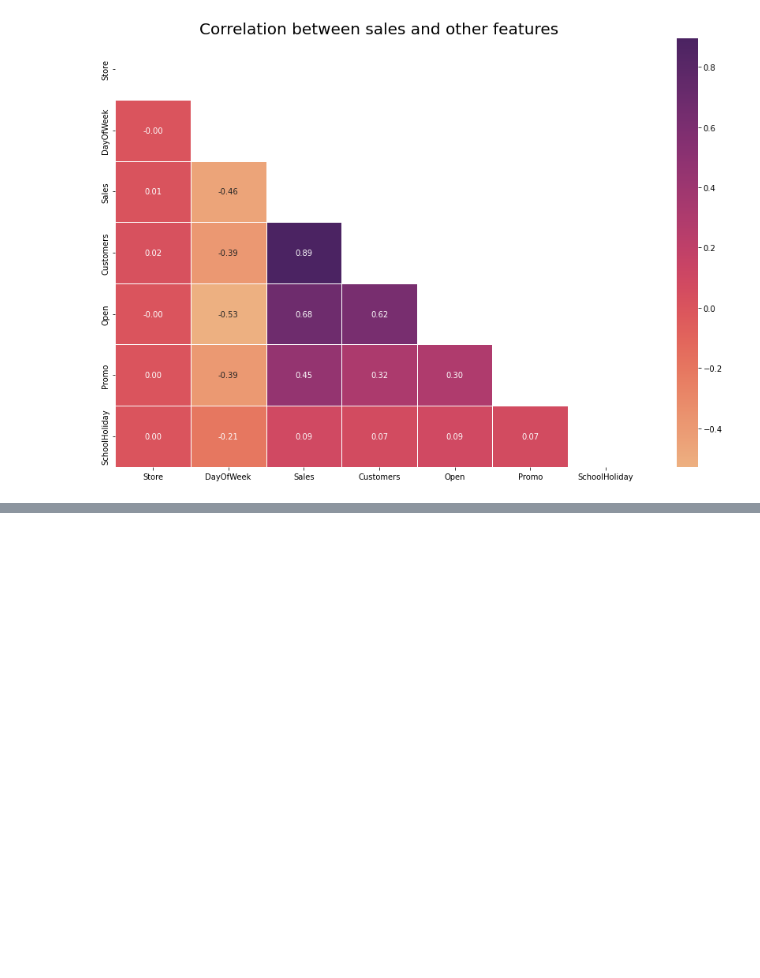
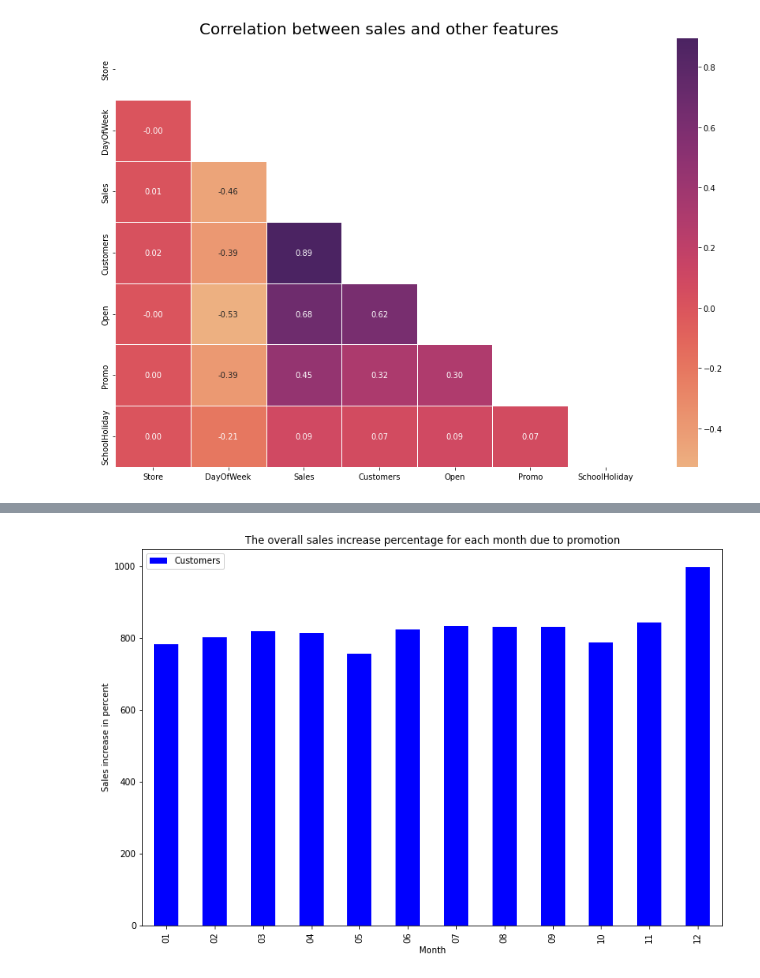
Before and after one commit to Haylemicheal/Pharmaceutical-Sales-Prediction, a Jupyter notebook: notebooks/EDA.ipynb, the cells around one changed output, grey strips where cells are left out. Cells and saved outputs as stored; diff of their text form; code cells hidden in the pictures; blank space fills up the shorter version.

```diff
--- a/notebooks/EDA.ipynb
+++ b/notebooks/EDA.ipynb
@@ -127,0 +156,13 @@ Text(0.5, 1.0, 'Correlation between sales and other features')
+# %%
+promo = df_train[df_train['Promo'] == 1]
+no_promo = df_train[df_train['Promo'] == 0]
+customers_with_promo = promo.groupby("month").agg({"Customers":  "mean"})
+customers_without_promo = no_promo.groupby("month").agg({"Customers":  "mean"})
+# %%
+ax = customers_with_promo.plot(kind="bar",color='blue',figsize=(12,8))
+ax.set_title("The overall sales increase percentage for each month due to promotion")
+ax.set_xlabel("Month")
+ax.set_ylabel("Sales increase in percent")
+pyplot.show()
+# %% [output]
+[figure, added]
```
Also changed, not shown: parts of 22 cells of this notebook.
